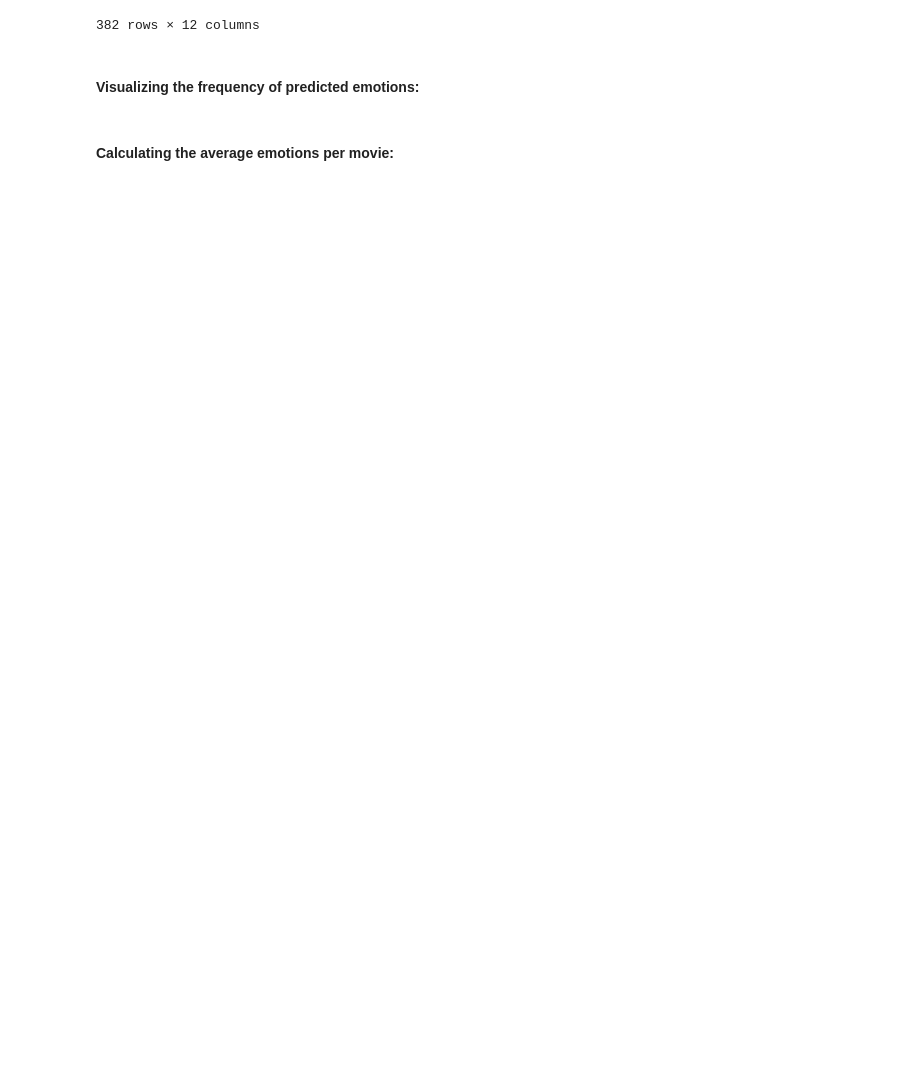
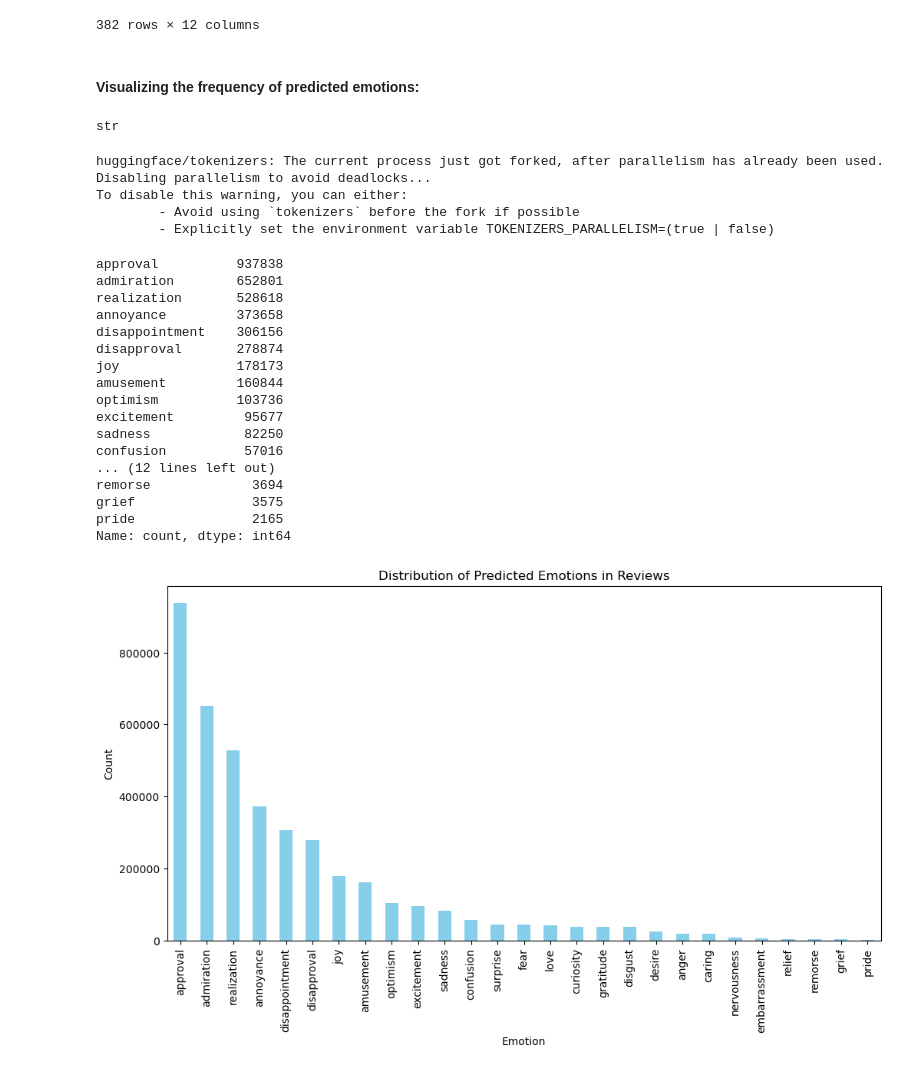
Before and after one commit to danipafi/FilmEmotionRecommender, a Jupyter notebook: 28-Sentiment_Analysis_Model.ipynb, the cells around one changed output. Saved outputs shown, nothing was run; the diff lists cells and outputs as text; code cells hidden in the pictures; blank space fills up the shorter version.

```diff
--- a/28-Sentiment_Analysis_Model.ipynb
+++ b/28-Sentiment_Analysis_Model.ipynb
@@ -154,4 +140,4 @@ To disable this warning, you can either:
 # reviews.to_csv('/Users/danielebelmiro/Data Analytics Bootcamp/Rotten/reviews_emotions.csv', index=False)
 # %%
 # Load the DataFrame from a CSV file
-# reviews = pd.read_csv('/Users/danielebelmiro/Data Analytics Bootcamp/Rotten/reviews_emotions.csv')
+reviews = pd.read_csv('/Users/danielebelmiro/Data Analytics Bootcamp/Rotten/reviews_emotions.csv')
@@ -200,2 +163,0 @@ plt.show()
-# %% [markdown]
-#### Calculating the average emotions per movie:
@@ -255,0 +164,59 @@ emotion_profiles = df.groupby('movie_id')['emotion_probs'].apply(create_emotion_
+# %%
+type(reviews['predicted_moods'][0])
+# %% [output]
+str
+# %%
+# Convert the 'predicted_moods' column from strings to lists of tuples
+reviews['predicted_moods'] = reviews['predicted_moods'].apply(ast.literal_eval)
+
+# Check if the 'predicted_moods' column contains lists of tuples
+# If there are invalid values, filter or handle them
+all_predicted_moods = []
+for moods in tqdm(reviews['predicted_moods'], desc="Processing emotions"):
+    if isinstance(moods, list):  # Check if it's a list
+        for mood_tuple in moods:
+            if isinstance(mood_tuple, (list, tuple)) and len(mood_tuple) == 2:  # Check if it's a tuple with 2 elements
+                mood, _ = mood_tuple
+                all_predicted_moods.append(mood)
+
+# Verify if there are valid emotions before proceeding
+if not all_predicted_moods:
+    print("No valid emotions found in the 'predicted_moods' column.")
+else:
+    # Count the predicted emotions
+    emotion_counts = pd.Series(all_predicted_moods).value_counts()
+    print(emotion_counts)
+
+    # Plot the distribution of predicted emotions (if data is available)
+    if not emotion_counts.empty:
+        plt.figure(figsize=(12, 6))
+        emotion_counts.plot(kind='bar', color='skyblue')
+        plt.xlabel('Emotion')
+        plt.ylabel('Count')
+        plt.title('Distribution of Predicted Emotions in Reviews')
+        plt.show()
+    else:
+        print("No valid emotions to plot.")
+# %% [output]
+huggingface/tokenizers: The current process just got forked, after parallelism has already been used. Disabling parallelism to avoid deadlocks...
+To disable this warning, you can either:
+        - Avoid using `tokenizers` before the fork if possible
+        - Explicitly set the environment variable TOKENIZERS_PARALLELISM=(true | false)
+approval          937838
+admiration        652801
+realization       528618
+annoyance         373658
+disappointment    306156
+disapproval       278874
+joy               178173
+amusement         160844
+optimism          103736
+excitement         95677
+sadness            82250
+confusion          57016
+... (12 lines left out)
+remorse             3694
+grief               3575
+pride               2165
+Name: count, dtype: int64
+[figure, added]
```
Also changed, not shown: parts of 8 cells of this notebook.
